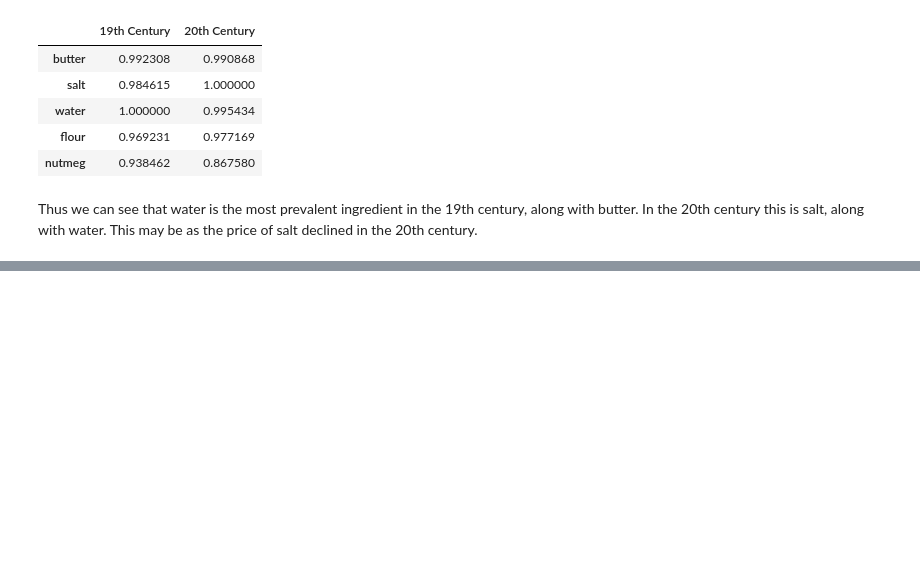
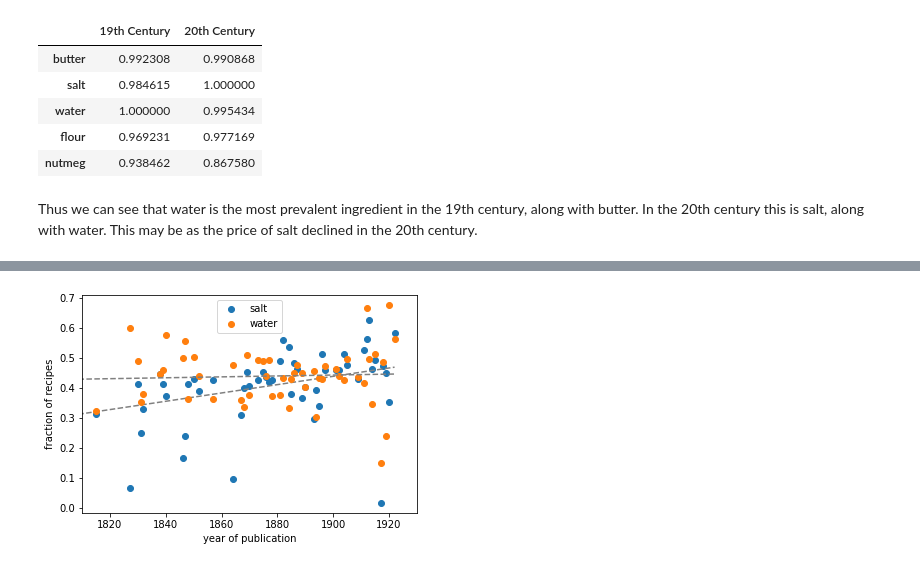
Before and after one commit to Brian6330/Digital-Humanities, a Jupyter notebook: Exercise 1/Exercise 1.ipynb, the cells around one changed output, grey strips where cells are left out. Cells and saved outputs as stored; diff of their text form; code cells hidden in the pictures; blank space fills up the shorter version.

```diff
--- a/Exercise 1/Exercise 1.ipynb
+++ b/Exercise 1/Exercise 1.ipynb
@@ -195,0 +198,7 @@ In the 20th century this is salt, along with water. This may be as the price of
+# %%
+plot_trend('salt', ingredients_normalized)
+plot_trend('water', ingredients_normalized)
+plt.legend()
+plt.show()
+# %% [output]
+[figure, added]
```
Also changed, not shown: parts of 2 cells of this notebook, 1 other file.
